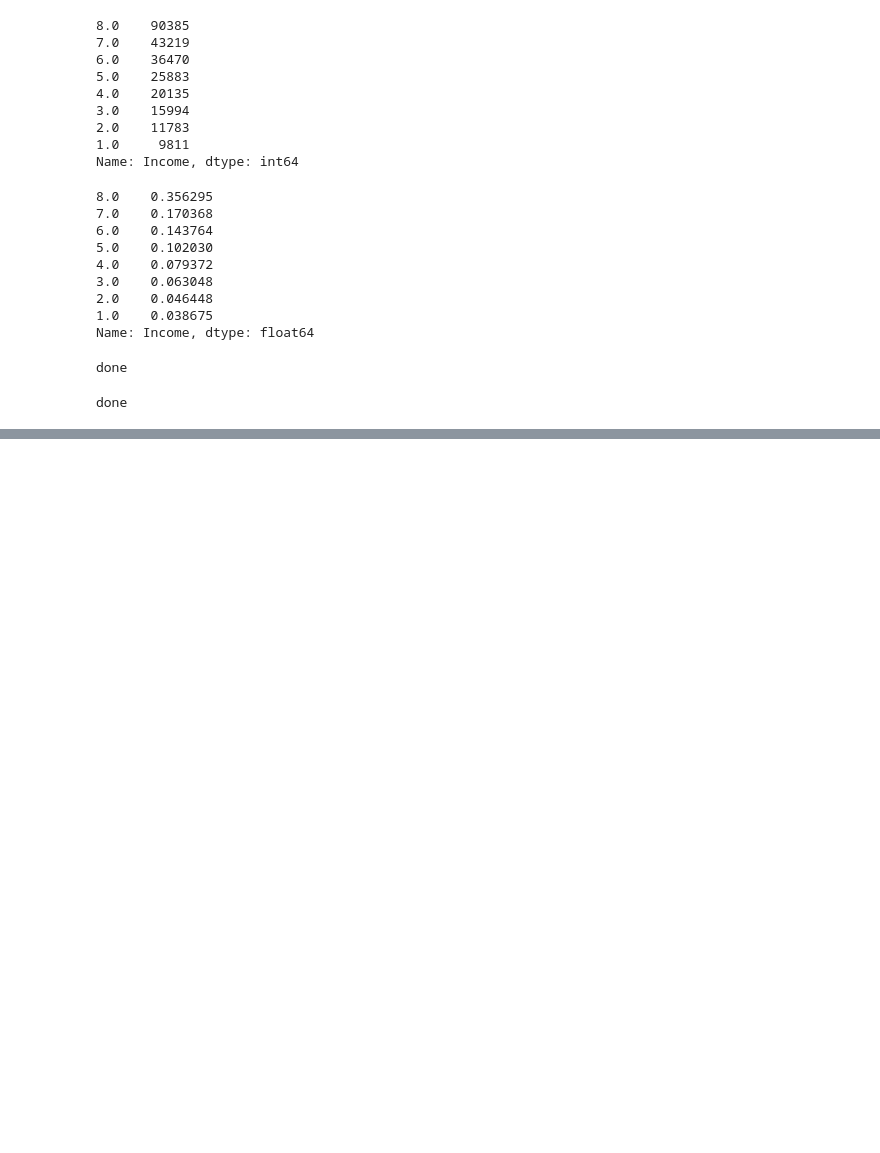
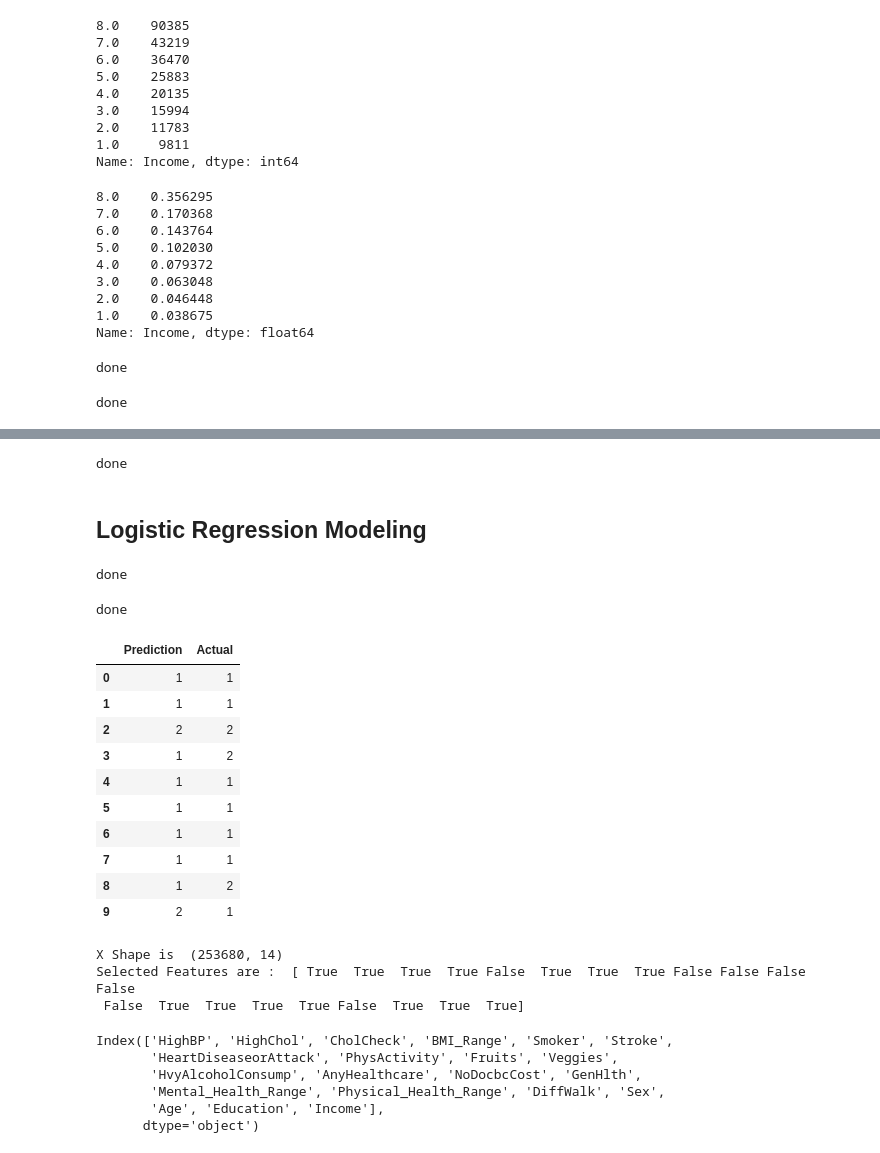
Before and after one commit to TRNisbet/laughing-octo-pancake, a Jupyter notebook: Raw_Data_PreProcessing_Complete.ipynb, the cells around one changed output, grey strips where cells are left out. Drawn from its saved outputs; the diff is of its cells as text; code cells hidden in the pictures; blank space fills up the shorter version.

Commit message:
modeling discussion

```diff
--- a/Sunday_work_No_Dupes_Kellie.ipynb
+++ b/Raw_Data_PreProcessing_Complete.ipynb
@@ -928,0 +1020,58 @@ Loosely Correlated (recommended to drop)
+# %%
+X_train , X_test , y_train , y_test = train_test_split(x,y , test_size=0.35, random_state=44, shuffle =True)
+
+print("done")
+# %% [output]
+done
+# %% [markdown]
+## Logistic Regression Modeling
+# %%
+from sklearn.linear_model import LogisticRegression
+classifier = LogisticRegression(solver='lbfgs',
+                                max_iter=200,
+                                random_state=1)
+
+print("done")
+# %% [output]
+done
+# %%
+classifier.fit(X_train, y_train)
+print("done")
+# %% [output]
+done
+# %%
+y_pred = classifier.predict(X_test)
+results = pd.DataFrame({"Prediction": y_pred, "Actual": y_test}).reset_index(drop=True)
+results.head(10)
+# %% [output]
+|  | Prediction | Actual |
+| 0 | 1 | 1 |
+| 1 | 1 | 1 |
+| 2 | 2 | 2 |
+| 3 | 1 | 2 |
+| 4 | 1 | 1 |
+| 5 | 1 | 1 |
+| 6 | 1 | 1 |
+| 7 | 1 | 1 |
+| 8 | 1 | 2 |
+| 9 | 2 | 1 |
+# %%
+FeatureSelection = SelectPercentile(score_func = f_classif, percentile=70)
+x = FeatureSelection.fit_transform(x, y)
+
+#showing X Dimension
+print('X Shape is ' , x.shape)
+print('Selected Features are : ' , FeatureSelection.get_support())
+# %% [output]
+X Shape is  (253680, 14)
+Selected Features are :  [ True  True  True  True False  True  True  True False False False False
+ False  True  True  True  True False  True  True  True]
+# %%
+diabetes_train.columns
+# %% [output]
+Index(['HighBP', 'HighChol', 'CholCheck', 'BMI_Range', 'Smoker', 'Stroke',
+       'HeartDiseaseorAttack', 'PhysActivity', 'Fruits', 'Veggies',
+       'HvyAlcoholConsump', 'AnyHealthcare', 'NoDocbcCost', 'GenHlth',
+       'Mental_Health_Range', 'Physical_Health_Range', 'DiffWalk', 'Sex',
+       'Age', 'Education', 'Income'],
+      dtype='object')
```
Also changed, not shown: parts of 32 cells of this notebook.
